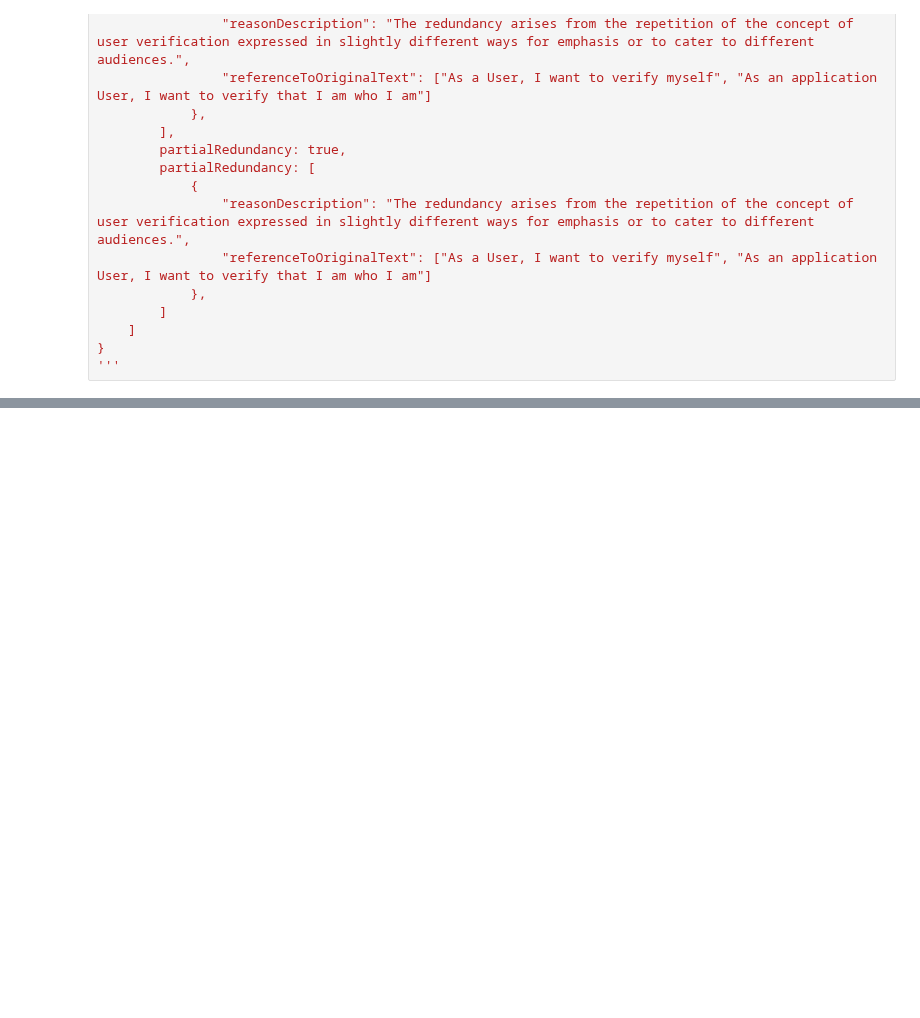
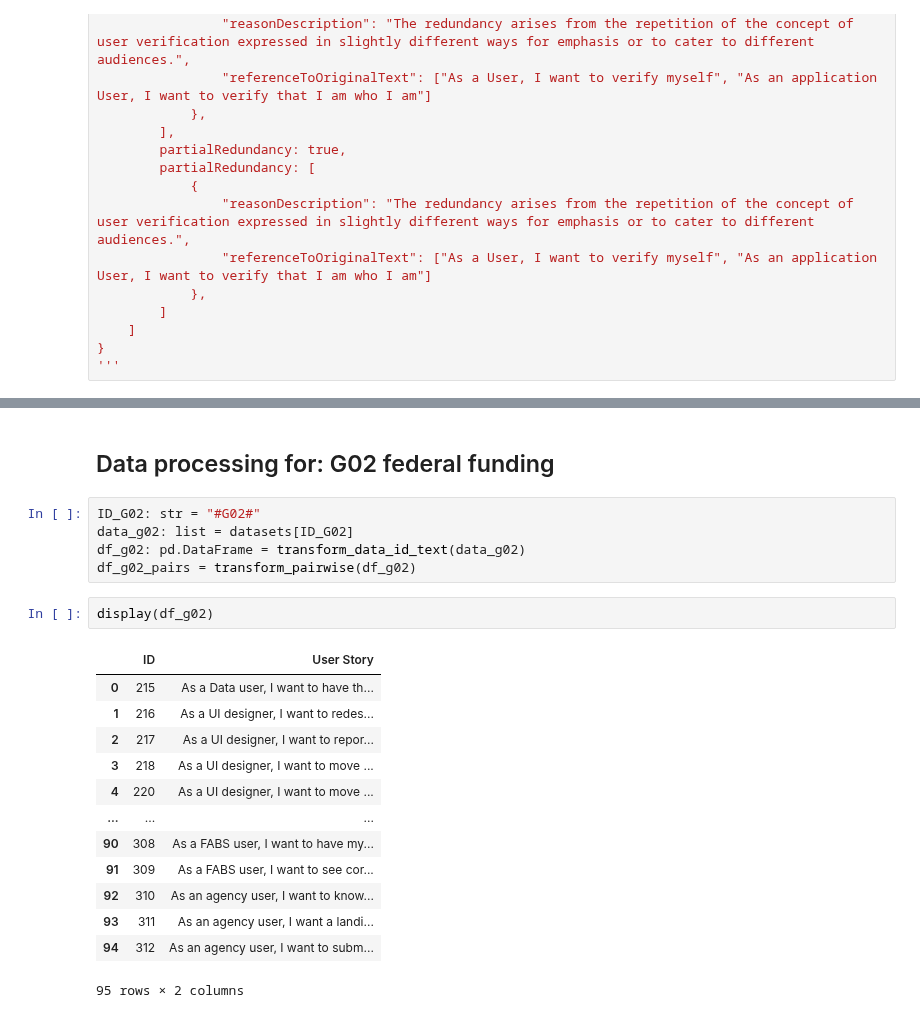
Before and after one commit to SoftwareStackLukas/LLMbasedRedundancyAnalysis, a Jupyter notebook: src/redundant_main_part_benefit_with_annotations_analyse.ipynb, the cells around one changed output, grey strips where cells are left out. Saved outputs shown, nothing was run; the diff lists cells and outputs as text; blank space fills up the shorter version.

```diff
--- a/src/redundant_main_part_benefit_with_annotations_analyse.ipynb
+++ b/src/redundant_main_part_benefit_with_annotations_analyse.ipynb
@@ -91,0 +244,23 @@ definition_json_format_pair_user_stories: str = '''
+# %% [markdown]
+## Data processing for: G02 federal funding
+# %%
+ID_G02: str = "#G02#"
+data_g02: list = datasets[ID_G02]
+df_g02: pd.DataFrame = transform_data_id_text(data_g02)
+df_g02_pairs = transform_pairwise(df_g02)
+# %%
+display(df_g02)
+# %% [output]
+|  | ID | User Story |
+| 0 | 215 | As a Data user, I want to have th... |
+| 1 | 216 | As a UI designer, I want to redes... |
+| 2 | 217 | As a UI designer, I want to repor... |
+| 3 | 218 | As a UI designer, I want to move ... |
+| 4 | 220 | As a UI designer, I want to move ... |
+| ... | ... | ... |
+| 90 | 308 | As a FABS user, I want to have my... |
+| 91 | 309 | As a FABS user, I want to see cor... |
+| 92 | 310 | As an agency user, I want to know... |
+| 93 | 311 | As an agency user, I want a landi... |
+| 94 | 312 | As an agency user, I want to subm... |
+95 rows × 2 columns
```
Also changed, not shown: parts of 28 cells of this notebook, 2 other files.
